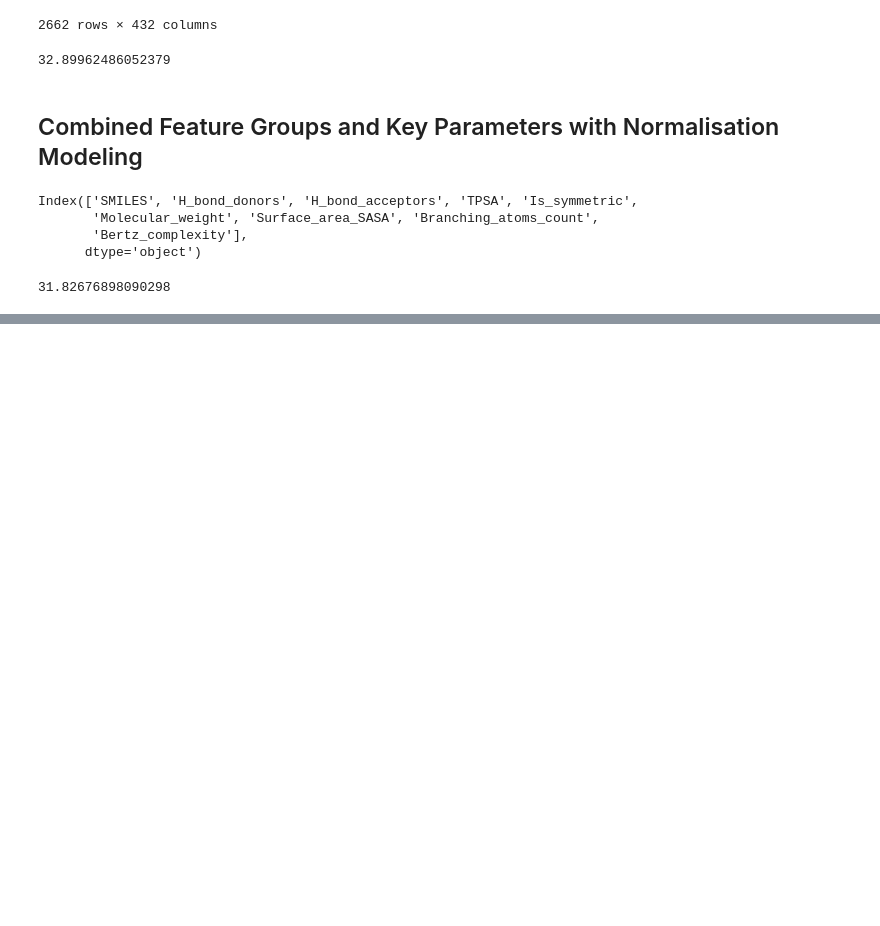
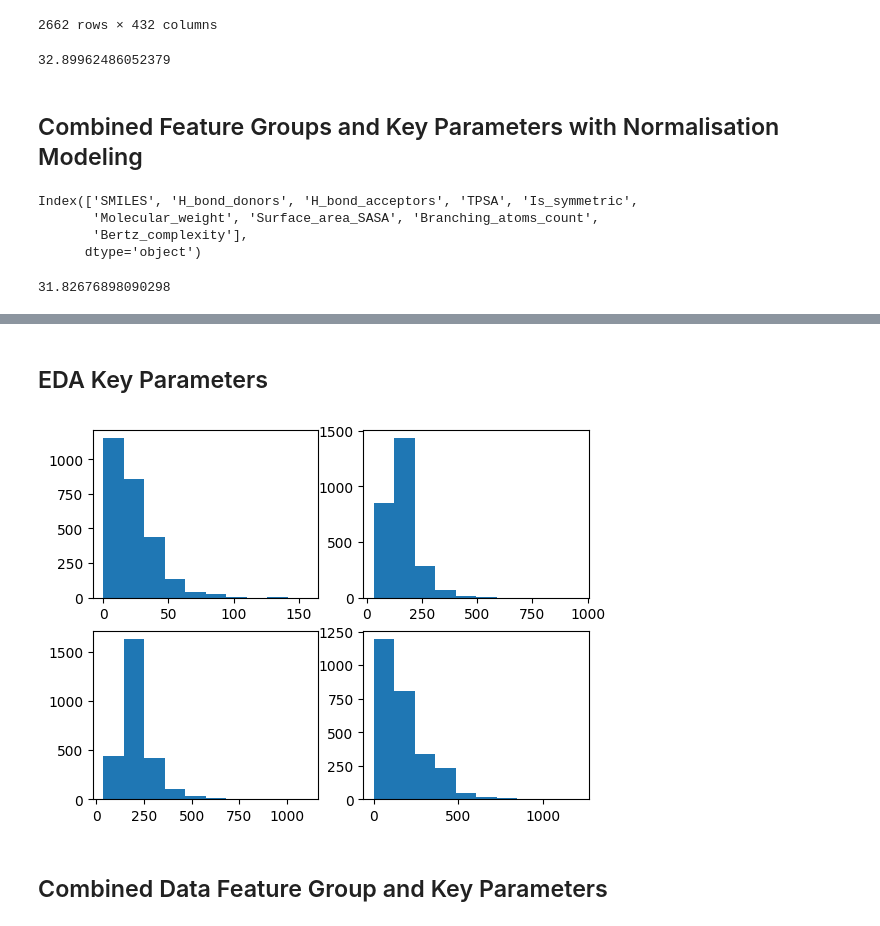
Before and after one commit to deristnoor/python, a Jupyter notebook: project/Data Science & Machine Learning/Melting Points/melting_points.ipynb, the cells around one changed output, grey strips where cells are left out. Cells and saved outputs as stored; diff of their text form; code cells hidden in the pictures; blank space fills up the shorter version.

```diff
--- a/project/Data Science & Machine Learning/Melting Points/melting_points.ipynb
+++ b/project/Data Science & Machine Learning/Melting Points/melting_points.ipynb
@@ -537,0 +544,4 @@ score
+# %%
+url = "https://raw.githubusercontent.com/deristnoor/python/refs/heads/master/project/Data%20Science%20%26%20Machine%20Learning/Melting%20Points/data/train.csv"
+df = pd.read_csv(url, index_col="id")
+df.head()
@@ -537,0 +616,2 @@ score
+# %%
+key_parameter = pd.DataFrame(extract_melting_point_params(df.SMILES))
@@ -537,0 +636,2 @@ score
+# %% [markdown]
+## EDA Key Parameters
@@ -537,0 +640,13 @@ score
+# %%
+# Distribution of targets
+fig, ax = plt.subplots(2, 2)
+ax[0,0].hist(key_parameter['TPSA'])
+ax[0,1].hist(key_parameter['Molecular_weight'])
+ax[1,0].hist(key_parameter['Surface_area_SASA'])
+ax[1,1].hist(key_parameter['Bertz_complexity'])
+
+plt.show()
+# %% [output]
+[figure, added]
+# %% [markdown]
+## Combined Data Feature Group and Key Parameters
```
Also changed, not shown: parts of 22 cells of this notebook.
